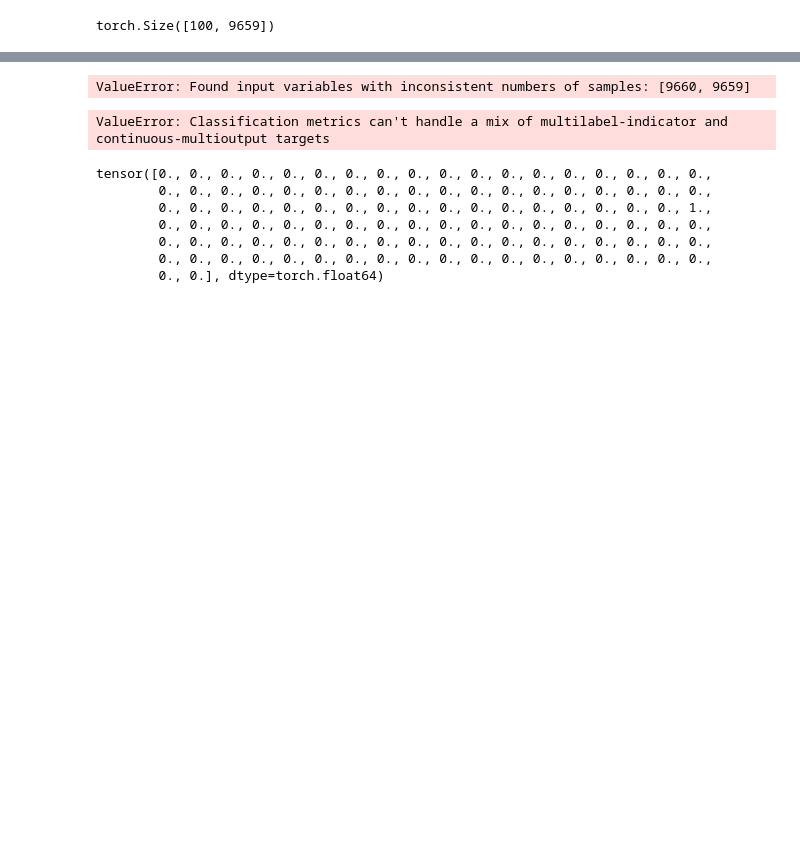
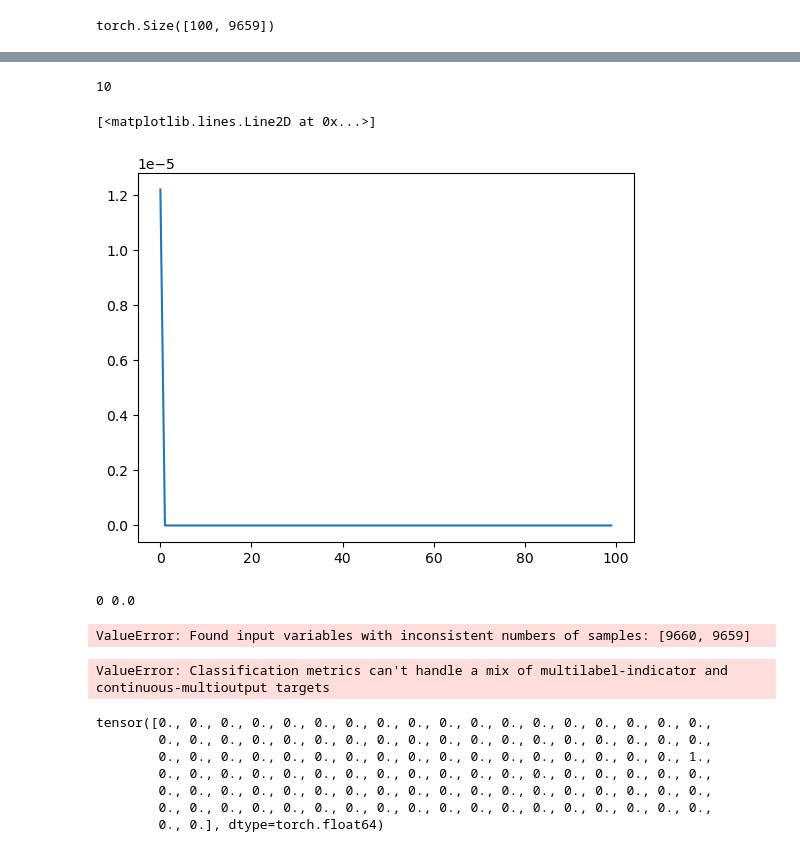
Before and after one commit to ninavantiel/multi_scale_SDMs, a Jupyter notebook: explore_data.ipynb, the cells around one changed output, grey strips where cells are left out. Saved outputs shown, nothing was run; the diff lists cells and outputs as text; code cells hidden in the pictures; blank space fills up the shorter version.

```diff
--- a/explore_data.ipynb
+++ b/explore_data.ipynb
@@ -105,0 +344,6 @@ y_pred = model(inputs)
+# %%
+y_true = torch.cat(y_true_list)
+y_pred = torch.cat(y_pred_list)
+loss_fn = torch.nn.BCEWithLogitsLoss()
+val_loss = loss_fn(y_pred, y_true).cpu().detach()
+print(f"\tVALIDATION LOSS={val_loss}")
@@ -105,0 +352,10 @@ y_pred = model(inputs)
+# %%
+y_true = y_true.detach().numpy()
+y_pred = y_pred.detach().numpy()
+# %%
+thresholds = np.arange(0, 0.001, 1e-4)
+f1_scores = []
+for thresh in thresholds:
+    y_bin = np.where(y_pred > thresh, 1, 0)
+    f1_scores.append(np.array([f1_score(y_true[i,:], y_bin[i,:]) for i in range(y_true.shape[0])]).mean())
+print(f1_scores)
@@ -116,0 +389,8 @@ len(species_idx)
+# %%
+y_true = labels.numpy()
+y_pred = model(inputs).detach().numpy()
+f1_scores = {}
+for thresh in np.arange(0, 0.001, 1e-4):
+    y_bin = np.where(y_pred > thresh, 1, 0)
+    f1_scores[thresh] = np.array([f1_score(y_true[i,:], y_bin[i,:]) for i in range(y_true.shape[0])]).mean()
+f1_scores
@@ -117,3 +408,18 @@ len(species_idx)
+# %%
+len(np.arange(0, 0.01, 1e-3))
+# %% [output]
+10
+# %%
+plt.plot(f1_scores.values())
+# %% [output]
+[<matplotlib.lines.Line2D at 0x...>]
+[figure, added]
+# %%
+for i in range(y_pred.shape[0]):
+    print(i, f1_score(y_true[i, :], y_pred[i, :]))
+    break
+# %% [output]
+0 0.0
 # %%
 for i in range(y_pred.shape[0]):
     print(i, f1_score(y_true[i, :], y_pred[i, :]))
```
Also changed, not shown: parts of 47 cells of this notebook, 16 other files.
